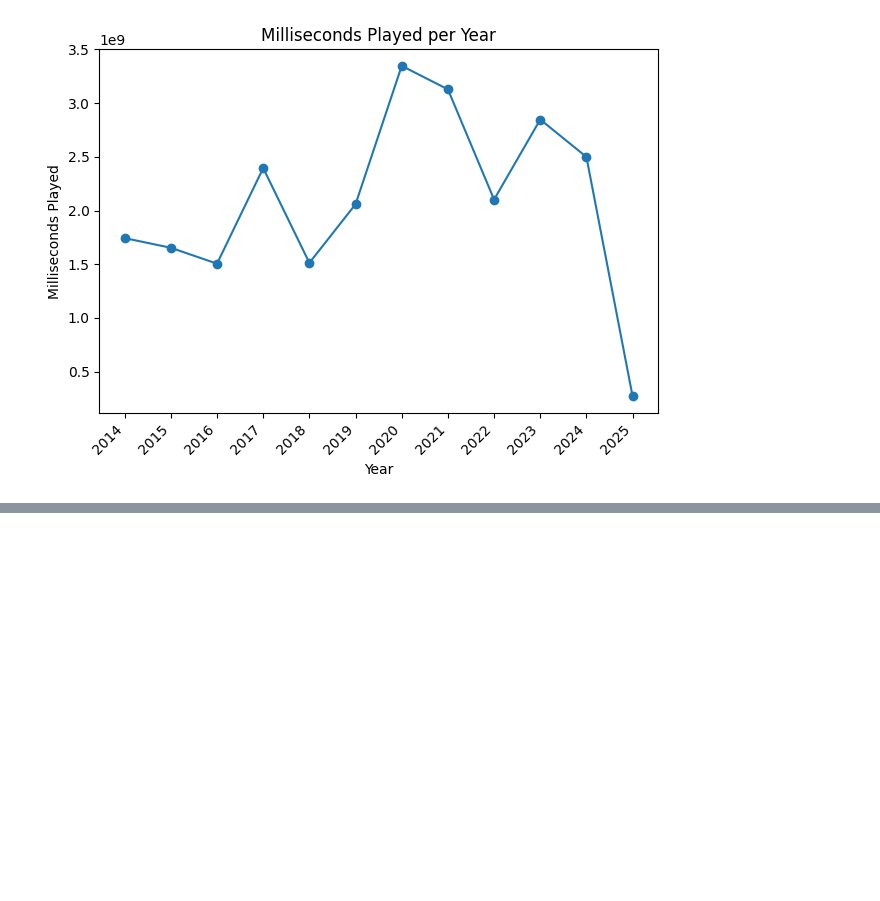
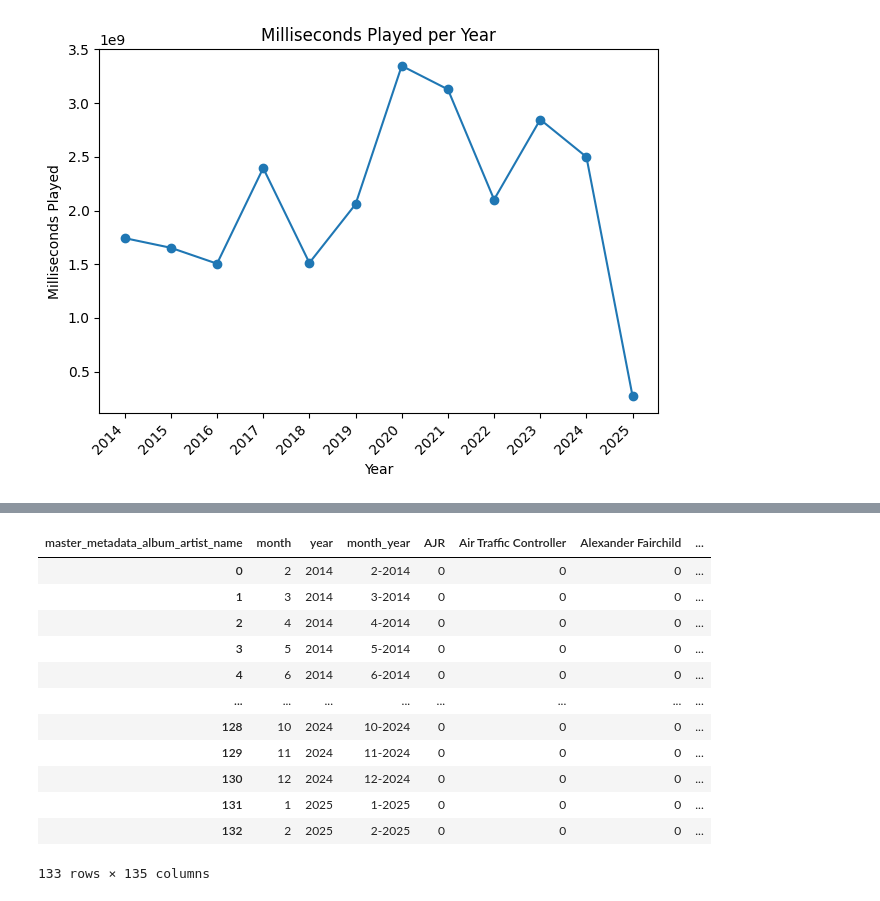
Before and after one commit to billeerds/Spotify-unWrapped, a Jupyter notebook: Code/1_initial_eda_audio.ipynb, the cells around one changed output, grey strips where cells are left out. Drawn from its saved outputs; the diff is of its cells as text; code cells hidden in the pictures; blank space fills up the shorter version.

```diff
--- a/Code/1_initial_eda_audio.ipynb
+++ b/Code/1_initial_eda_audio.ipynb
@@ -95,0 +151,16 @@ fig.show()
+# %%
+top_5_df.pivot_table(index=["month","year","month_year"], columns="master_metadata_album_artist_name", values="ms_played", aggfunc="sum", fill_value=0).sort_values(["year","month"]).reset_index()
+# %% [output]
+| master_metadata_album_artist_name | month | year | month_year | AJR | Air Traffic Controller | Alexander Fairchild | ... |
+| 0 | 2 | 2014 | 2-2014 | 0 | 0 | 0 | ... |
+| 1 | 3 | 2014 | 3-2014 | 0 | 0 | 0 | ... |
+| 2 | 4 | 2014 | 4-2014 | 0 | 0 | 0 | ... |
+| 3 | 5 | 2014 | 5-2014 | 0 | 0 | 0 | ... |
+| 4 | 6 | 2014 | 6-2014 | 0 | 0 | 0 | ... |
+| ... | ... | ... | ... | ... | ... | ... | ... |
+| 128 | 10 | 2024 | 10-2024 | 0 | 0 | 0 | ... |
+| 129 | 11 | 2024 | 11-2024 | 0 | 0 | 0 | ... |
+| 130 | 12 | 2024 | 12-2024 | 0 | 0 | 0 | ... |
+| 131 | 1 | 2025 | 1-2025 | 0 | 0 | 0 | ... |
+| 132 | 2 | 2025 | 2-2025 | 0 | 0 | 0 | ... |
+133 rows × 135 columns
```
Also changed, not shown: parts of 8 cells of this notebook.
